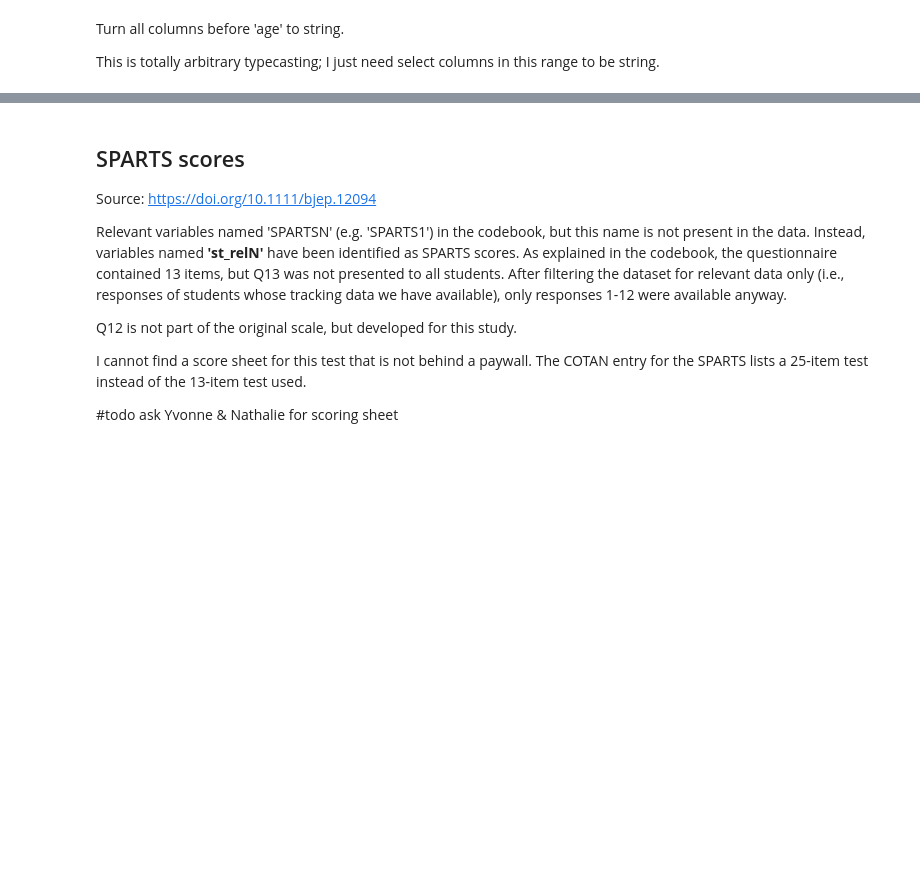
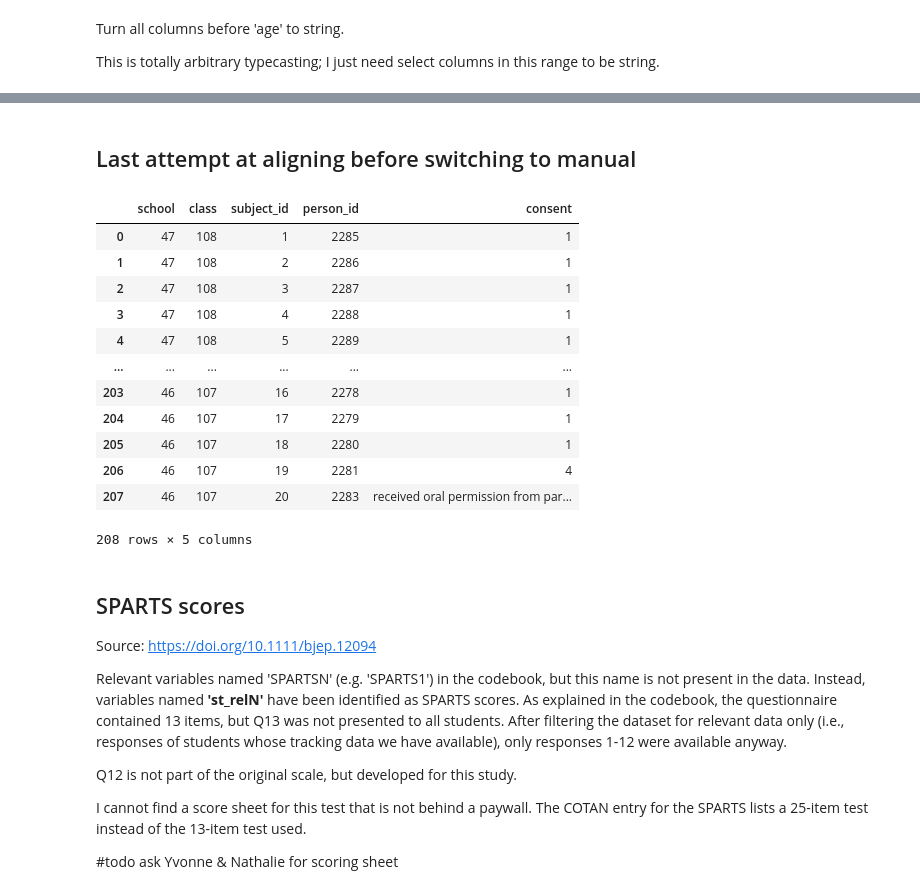
Before and after one commit to majaazdaja/dsp, a Jupyter notebook: notebooks/survey-data.ipynb, the cells around one changed output, grey strips where cells are left out. Drawn from its saved outputs; the diff is of its cells as text; code cells hidden in the pictures; blank space fills up the shorter version.

```diff
--- a/notebooks/survey-data.ipynb
+++ b/notebooks/survey-data.ipynb
@@ -633,0 +813,2 @@ students_short = students[['school','class','tracking','nPupils','dataPresent','
+# %% [markdown]
+## Last attempt at aligning before switching to manual
@@ -634,3 +847,46 @@ students_short = students[['school','class','tracking','nPupils','dataPresent','
+# %%
+# Alternative explicit approach using direct comparison and assignment
+def direct_matching_approach(keyfiles_df, students_df):
+    """Direct matching approach that ensures complete control over the matching process"""
+    # Make sure person_id column exists in keyfiles
+    if 'person_id' not in keyfiles_df.columns:
+        keyfiles_df['person_id'] = np.nan
+
+    # Iterate through each row in keyfiles
+    for idx, keyfile_row in keyfiles_df.iterrows():
+        # Find matching rows in students_df
+        matches = students_df[
+            (students_df['school'] == keyfile_row['school']) &
+            (students_df['class'] == keyfile_row['class']) &
+            (students_df['subject_id'] == keyfile_row['subject_id'])
+        ]
+
+        # If there's a match, use the person_id
+        if len(matches) > 0:
+            keyfiles_df.at[idx, 'person_id'] = matches.iloc[0]['person_id']
+
+    return keyfiles_df
+
+# If the previous methods still don't work, try this direct approach
+direct_result = direct_matching_approach(keyfiles_copy, students_copy)
+# keyfiles['person_id'] = direct_result['person_id']
+# %%
+temp = direct_result[['school','class','subject_id','person_id', 'consent']]
+temp
+# %% [output]
+|  | school | class | subject_id | person_id | consent |
+| 0 | 47 | 108 | 1 | 2285 | 1 |
+| 1 | 47 | 108 | 2 | 2286 | 1 |
+| 2 | 47 | 108 | 3 | 2287 | 1 |
+| 3 | 47 | 108 | 4 | 2288 | 1 |
+| 4 | 47 | 108 | 5 | 2289 | 1 |
+| ... | ... | ... | ... | ... | ... |
+| 203 | 46 | 107 | 16 | 2278 | 1 |
+| 204 | 46 | 107 | 17 | 2279 | 1 |
+| 205 | 46 | 107 | 18 | 2280 | 1 |
+| 206 | 46 | 107 | 19 | 2281 | 4 |
+| 207 | 46 | 107 | 20 | 2283 | received oral permission from par... |
+208 rows × 5 columns
 # %% [markdown]
 ## SPARTS scores
 
```
Also changed, not shown: parts of 32 cells of this notebook.
